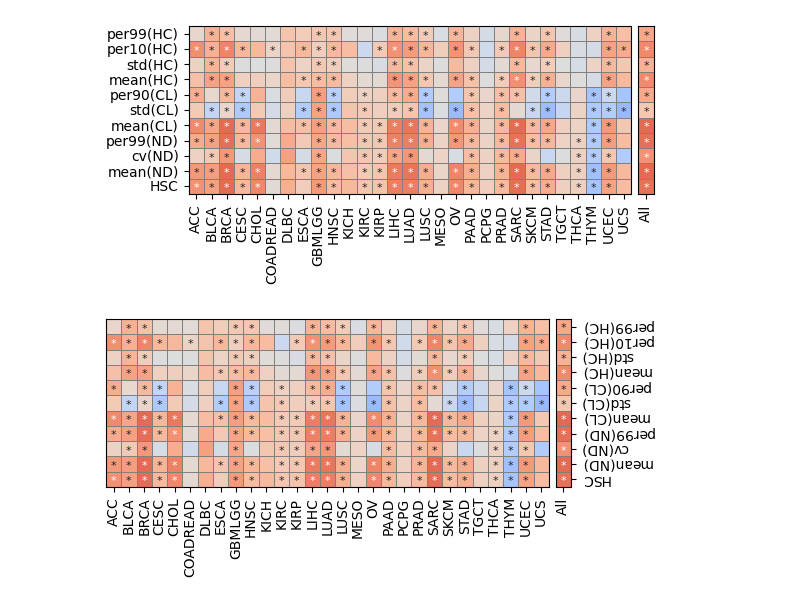
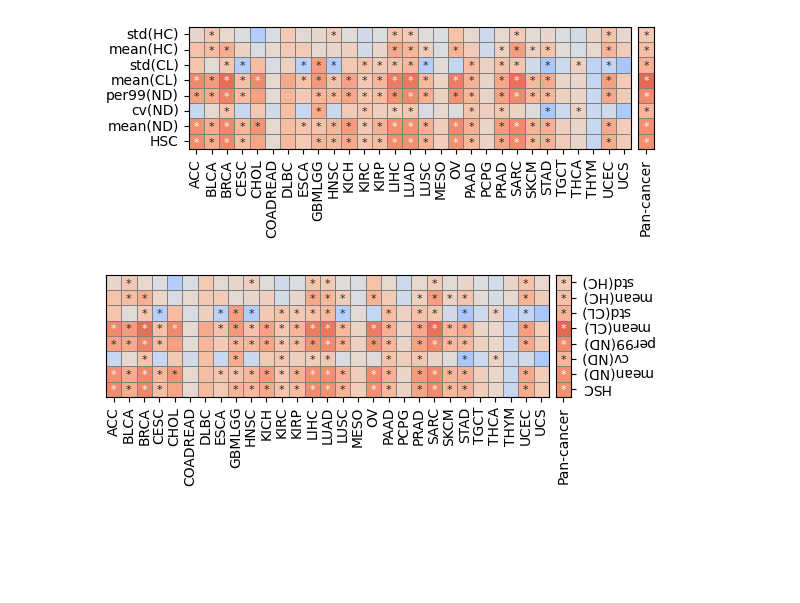
Before and after one commit to mostafajahanifar/pacman, a Jupyter notebook: playground_mnai.ipynb, the cells around one changed output. Saved outputs shown, nothing was run; the diff lists cells and outputs as text; code cells hidden in the pictures; blank space fills up the shorter version.

```diff
--- a/playground_mnai.ipynb
+++ b/playground_mnai.ipynb
@@ -100,9 +100,9 @@ selected_feats = [
 "mit_cenHarmonic_per10",
 "mit_cenHarmonic_per99",
 ]
-mitosis_feats = pd.read_csv('/mnt/gpfs01/lsf-workspace/u2070124/Data/Data/pancancer/tcga_features_final_ClusterByCancer.csv')
-mitosis_feats = mitosis_feats[["bcr_patient_barcode", "type", "temperature"]+selected_feats]
-mitosis_feats.columns = [featre_to_tick(col) if col not in ["bcr_patient_barcode", "type", "temperature"] else col for col in mitosis_feats.columns]
+mitosis_feats = pd.read_csv('/mnt/gpfs01/lsf-workspace/u2070124/Data/Data/pancancer/tcga_features_final.csv')
+mitosis_feats = mitosis_feats[["bcr_patient_barcode", "type"]+selected_feats]
+mitosis_feats.columns = [featre_to_tick(col) if col not in ["bcr_patient_barcode", "type"] else col for col in mitosis_feats.columns]
 mitosis_feats["type"] = mitosis_feats["type"].replace(["COAD", "READ"], "COADREAD")
 mitosis_feats["type"] = mitosis_feats["type"].replace(["GBM", "LGG"], "GBMLGG")
 
@@ -110,19 +110,19 @@ all_corr = []
 all_pval = []
 
 
-for cancer_type in sorted(ALL_CANCERS) + ["All"]:
+for cancer_type in sorted(ALL_CANCERS) + ["Pan-cancer"]:
 
-    if cancer_type in ["All"]:
+    if cancer_type in ["Pan-cancer"]:
         mitosis_feats_cancer = mitosis_feats[mitosis_feats["type"].isin(ALL_CANCERS)]
         gene_exp_cancer = mnai_df[mnai_df["type"].isin(ALL_CANCERS)]
     else:
         mitosis_feats_cancer = mitosis_feats[mitosis_feats["type"]==cancer_type]
         gene_exp_cancer = mnai_df[mnai_df["type"]==cancer_type]
 
-    if cancer_type=="Mitotic Hot":
-        mitosis_feats_cancer = mitosis_feats_cancer[mitosis_feats_cancer["temperature"]=="Hot"]
-    if cancer_type=="Mitotic Cold":
-        mitosis_feats_cancer = mitosis_feats_cancer[mitosis_feats_cancer["temperature"]=="Cold"]
+    # if cancer_type=="Mitotic Hot":
+    #     mitosis_feats_cancer = mitosis_feats_cancer[mitosis_feats_cancer["temperature"]=="Hot"]
+    # if cancer_type=="Mitotic Cold":
+    #     mitosis_feats_cancer = mitosis_feats_cancer[mitosis_feats_cancer["temperature"]=="Cold"]
 
 
     # drop missing mutations
@@ -146,9 +146,9 @@ for cancer_type in sorted(ALL_CANCERS) + ["All"]:
 
     X = df2_common[["MNAI"]]
     Y = df1_common[['HSC', 'mean(ND)',
-       'cv(ND)', 'per99(ND)', 'mean(CL)', 'std(CL)', 'per90(CL)', 'mean(HC)',
-       'std(HC)', 'per10(HC)', 'per99(HC)'][::-1]]
-    corr_matrix, pvalue_matrix = calculate_corr_matrix(Y, X, method='spearman', pvalue_correction="bonferroni")
+       'cv(ND)', 'per99(ND)', 'mean(CL)', 'std(CL)', 'mean(HC)', # 'per90(CL)', , 'per10(HC)', 'per99(HC)'
+       'std(HC)'][::-1]]
+    corr_matrix, pvalue_matrix = calculate_corr_matrix(Y, X, method='pearson', pvalue_correction="bonferroni")
 
     all_corr.append(corr_matrix.rename(columns={"MNAI": cancer_type}))
     all_pval.append(pvalue_matrix.rename(columns={"MNAI": cancer_type}))
@@ -158,31 +158,31 @@ pvalue_matrix = pd.concat(all_pval, axis=1)
 annotations = pvalue_matrix.applymap(lambda x: '*' if x < 0.05 else '')
 
 fig, (ax1, ax2) = plt.subplots(1, 2, figsize=(6, 7), gridspec_kw={'width_ratios': [corr_matrix.shape[1]-1, 1]})
 # Plot the heatmap for all but the last column
 heatmap1 = sns.heatmap(corr_matrix.iloc[:, :-1], cmap="coolwarm", vmin=-1, vmax=1, cbar=False,
                        linewidths=0.5, linecolor='gray', square=True,
                        annot=annotations.iloc[:, :-1], fmt='', annot_kws={"size": 8, "va": "center_baseline", "ha": "center"},
                        yticklabels=True, xticklabels=True, ax=ax1)
 
 heatmap2 = sns.heatmap(corr_matrix.iloc[:, -1:], cmap="coolwarm", vmin=-1, vmax=1, cbar=False,
                        linewidths=0.5, linecolor='gray', square=True,
                        annot=annotations.iloc[:, -1:], fmt='', annot_kws={"size": 8, "va": "center_baseline", "ha": "center"},
                        yticklabels=False, xticklabels=True, ax=ax2)
 
 
 for _, spine in heatmap1.spines.items():
     spine.set_visible(True)
 
 for _, spine in heatmap2.spines.items():
     spine.set_visible(True)
 
 
 for label in heatmap2.get_xticklabels():
     label.set_rotation(90)
 
 plt.subplots_adjust(wspace=0.03, hspace=0)
 
 # plt.savefig("results_final/gene/expression/mnai_correlations.png", dpi=600, bbox_inches = 'tight', pad_inches = 0.01)
 # plt.savefig("results_final/gene/expression/mnai_correlations.pdf", dpi=600, bbox_inches = 'tight', pad_inches = 0.01)
 # %% [output]
-[figure, old version]
+[figure, new version]
@@ -227,10 +230,10 @@ for label in heatmap2.get_yticklabels():
 
 plt.subplots_adjust(wspace=0.03, hspace=0)
 
-plt.savefig("results_final/gene/expression/mnai_correlations_rotated.png", dpi=600, bbox_inches = 'tight', pad_inches = 0.01)
-plt.savefig("results_final/gene/expression/mnai_correlations_rotated.pdf", dpi=600, bbox_inches = 'tight', pad_inches = 0.01)
+plt.savefig("results_final_all/gene/expression/mnai_correlations_rotated.png", dpi=600, bbox_inches = 'tight', pad_inches = 0.01)
+# plt.savefig("results_final_all/gene/expression/mnai_correlations_rotated.pdf", dpi=600, bbox_inches = 'tight', pad_inches = 0.01)
 # %% [output]
-[figure, old version]
+[figure, new version]
 # %%
 immune_df = pd.read_excel("gene/data/tcga-immune.xlsx")
 immune_df["TCGA Study"] = immune_df["TCGA Study"].replace(["COAD", "READ"], "COADREAD")
```
Also changed, not shown: parts of 4 cells of this notebook, 21 other files.
